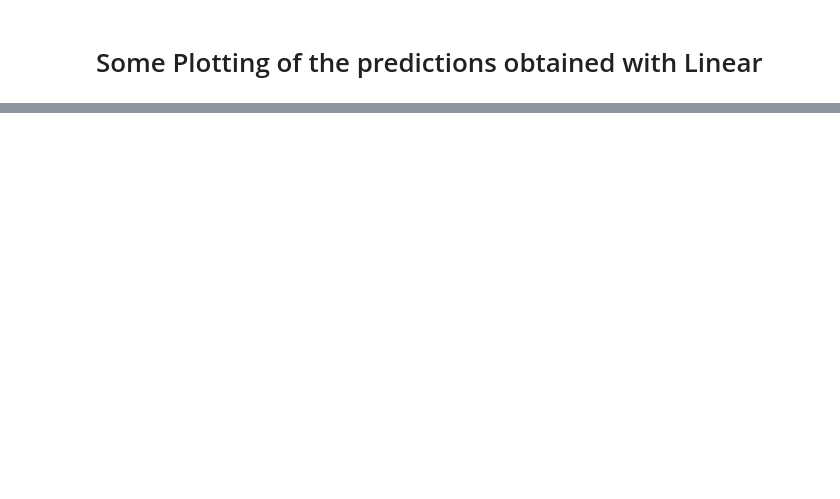
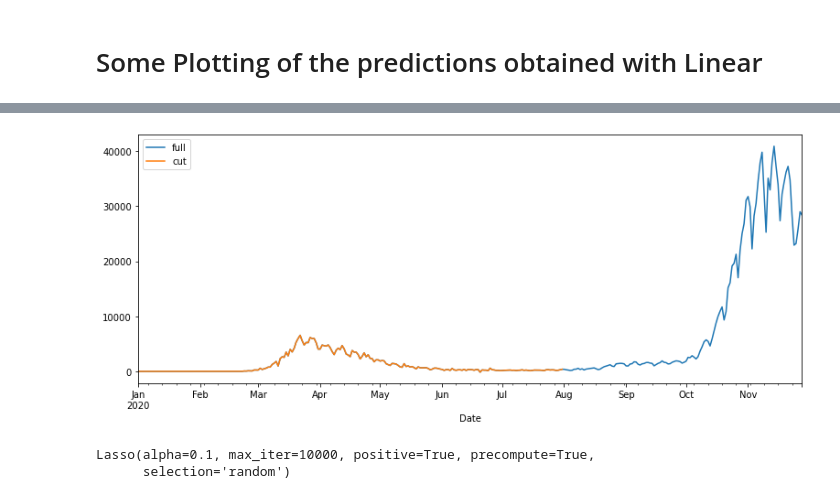
Before and after one commit to riccardoscheda/Bologna-Against-COVID, a Jupyter notebook: personal/MC/linear_pred_analysis.ipynb, the cells around one changed output, grey strips where cells are left out. Saved outputs shown, nothing was run; the diff lists cells and outputs as text; code cells hidden in the pictures; blank space fills up the shorter version.

```diff
--- a/personal/MC/linear_pred_analysis.ipynb
+++ b/personal/MC/linear_pred_analysis.ipynb
@@ -5,6 +5,7 @@ import os
 
 import urllib.request
 
+import pickle
 import matplotlib.pyplot as plt
 import numpy as np
 import pandas as pd
@@ -14,28 +15,32 @@ DATA_URL = 'https://raw.githubusercontent.com/OxCGRT/covid-policy-tracker/master
 # Local file
 DATA_FILE = 'data/OxCGRT_latest.csv'
 
+# Dati Aggiornati giorno per giorno
 if not os.path.exists('data'):
     os.mkdir('data')
 urllib.request.urlretrieve(DATA_URL, DATA_FILE)
 
 # Load historical data from local file
-df = pd.read_csv(DATA_FILE,
+df_full = pd.read_csv(DATA_FILE,
                  parse_dates=['Date'],
-                 encoding="ISO-8859-1",
-                 dtype={"RegionName": str,
-                        "RegionCode": str},
+                 encoding='ISO-8859-1',
+                 dtype={'RegionName': str,
+                        'RegionCode': str},
                  error_bad_lines=False)
 
 # For testing, restrict training data to that before a hypothetical predictor submission date
-# Restringe il training-testing al 7 luglio 2020, data IPOTETICA di consegna del modello
-HYPOTHETICAL_SUBMISSION_DATE = np.datetime64("2020-07-31")
-df = df[df.Date <= HYPOTHETICAL_SUBMISSION_DATE]
+# Restringe il training-testing al 31 luglio 2020, data IPOTETICA di consegna del modello
+# Nel nostro caso sarà 2020-12-22
+HYPOTHETICAL_SUBMISSION_DATE = np.datetime64('2020-07-31')
+df = df_full[df_full.Date <= HYPOTHETICAL_SUBMISSION_DATE]
 
 # Add RegionID column that combines CountryName and RegionName for easier manipulation of data
 df['GeoID'] = df['CountryName'] + '__' + df['RegionName'].astype(str)
+df_full['GeoID'] = df_full['CountryName'] + '__' + df_full['RegionName'].astype(str)
 
 # Add new cases column
 df['NewCases'] = df.groupby('GeoID').ConfirmedCases.diff().fillna(0)
+df_full['NewCases'] = df_full.groupby('GeoID').ConfirmedCases.diff().fillna(0)
 
 # Keep only columns of interest
 id_cols = ['CountryName',
@@ -58,12 +63,16 @@ npi_cols = ['C1_School closing',
             'H3_Contact tracing',
             'H6_Facial Coverings']
 
+df_full = df_full[id_cols + cases_col + npi_cols]
 df = df[id_cols + cases_col + npi_cols]
 
 # Fill any missing case values by interpolation and setting NaNs to 0
 df.update(df.groupby('GeoID').NewCases.apply(
     lambda group: group.interpolate()).fillna(0))
+df_full.update(df_full.groupby('GeoID').NewCases.apply(
+    lambda group: group.interpolate()).fillna(0))
 
 # Fill any missing NPIs by assuming they are the same as previous day
 for npi_col in npi_cols:
     df.update(df.groupby('GeoID')[npi_col].ffill().fillna(0))
+    df_full.update(df_full.groupby('GeoID')[npi_col].ffill().fillna(0))
@@ -69,0 +90,22 @@ for npi_col in npi_cols:
+# %%
+fig, ax = plt.subplots(1, 1, figsize=(13, 5))
+
+geo = 'Italy__nan'  # nan, dato che Italy non ha sotto-regioni
+
+for data, label in zip([df_full, df], ['full', 'cut']):
+  data[data.GeoID == geo].plot(y='NewCases', x='Date', ax=ax, label=label)
+
+# Sono perfettamente sovrapposti fino a fine luglio, Dopodichè tengo solo quello intero.
+# %% [output]
+[figure, added]
+# %%
+# Ora vorrei fare la stessa cosa del plot precedente, con la prediction del modello lineare
+
+MODEL_FILE = os.path.join('models', 'model.pkl')
+
+# Load model
+with open(MODEL_FILE, 'rb') as model_file:
+  model = pickle.load(model_file)
+# %% [output]
+Lasso(alpha=0.1, max_iter=10000, positive=True, precompute=True,
+      selection='random')
```
Also changed, not shown: parts of 3 cells of this notebook, 2 other files.
